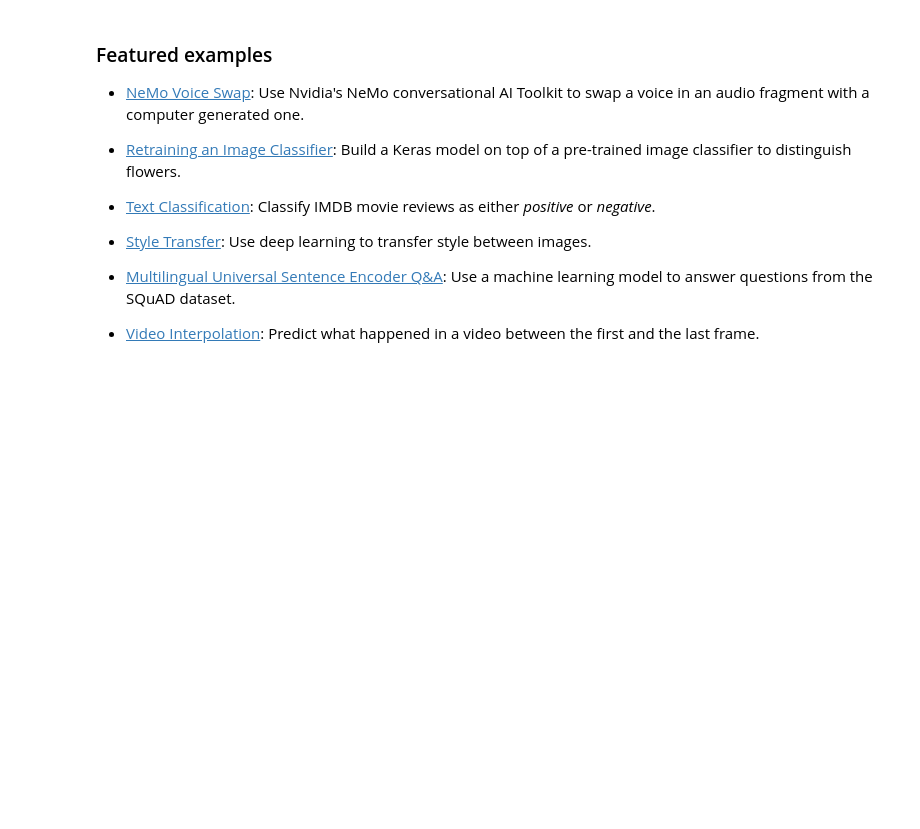
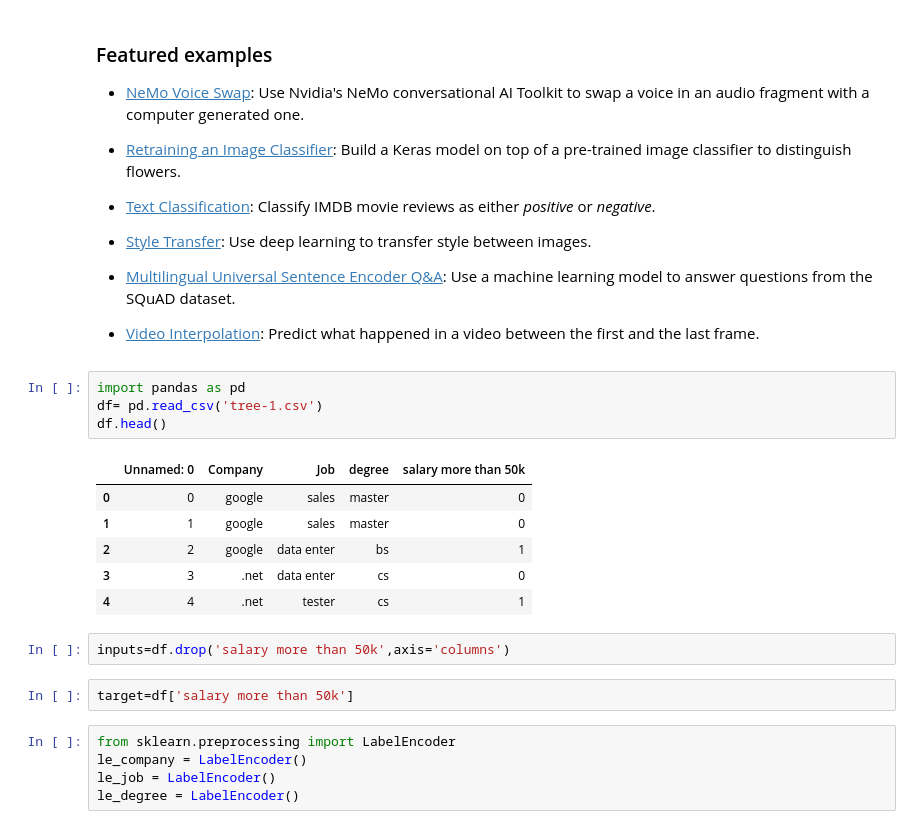
Before and after one commit to Aqsa357/Aqsa357, a Jupyter notebook: Welcome_To_Colaboratory.ipynb, the cells around one changed output. Saved outputs shown, nothing was run; the diff lists cells and outputs as text; blank space fills up the shorter version.

```diff
--- a/Welcome_To_Colaboratory.ipynb
+++ b/Welcome_To_Colaboratory.ipynb
@@ -152,3 +150,23 @@ These are a few of the notebooks from Google's online Machine Learning course. S
 - [Style Transfer](https://tensorflow.org/hub/tutorials/tf2_arbitrary_image_stylization): Use deep learning to transfer style between images.
 - [Multilingual Universal Sentence Encoder Q&A](https://tensorflow.org/hub/tutorials/retrieval_with_tf_hub_universal_encoder_qa): Use a machine learning model to answer questions from the SQuAD dataset.
 - [Video Interpolation](https://tensorflow.org/hub/tutorials/tweening_conv3d): Predict what happened in a video between the first and the last frame.
+# %%
+import pandas as pd
+df= pd.read_csv('tree-1.csv')
+df.head()
+# %% [output]
+|  | Unnamed: 0 | Company | Job | degree | salary more than 50k |
+| 0 | 0 | google | sales | master | 0 |
+| 1 | 1 | google | sales | master | 0 |
+| 2 | 2 | google | data enter | bs | 1 |
+| 3 | 3 | .net | data enter | cs | 0 |
+| 4 | 4 | .net | tester | cs | 1 |
+# %%
+inputs=df.drop('salary more than 50k',axis='columns')
+# %%
+target=df['salary more than 50k']
+# %%
+from sklearn.preprocessing import LabelEncoder
+le_company = LabelEncoder()
+le_job = LabelEncoder()
+le_degree = LabelEncoder()
```
Also changed, not shown: parts of 6 cells of this notebook.
